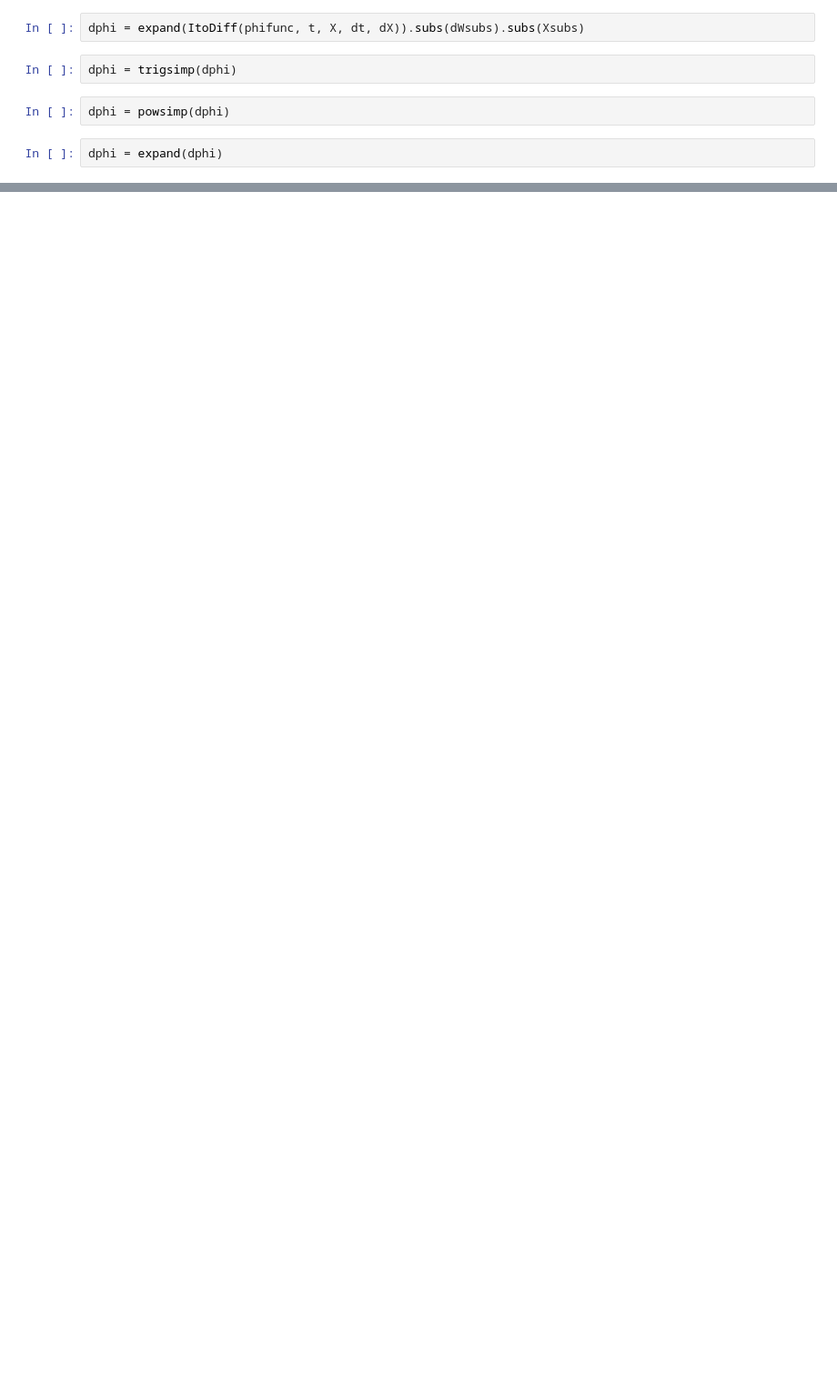
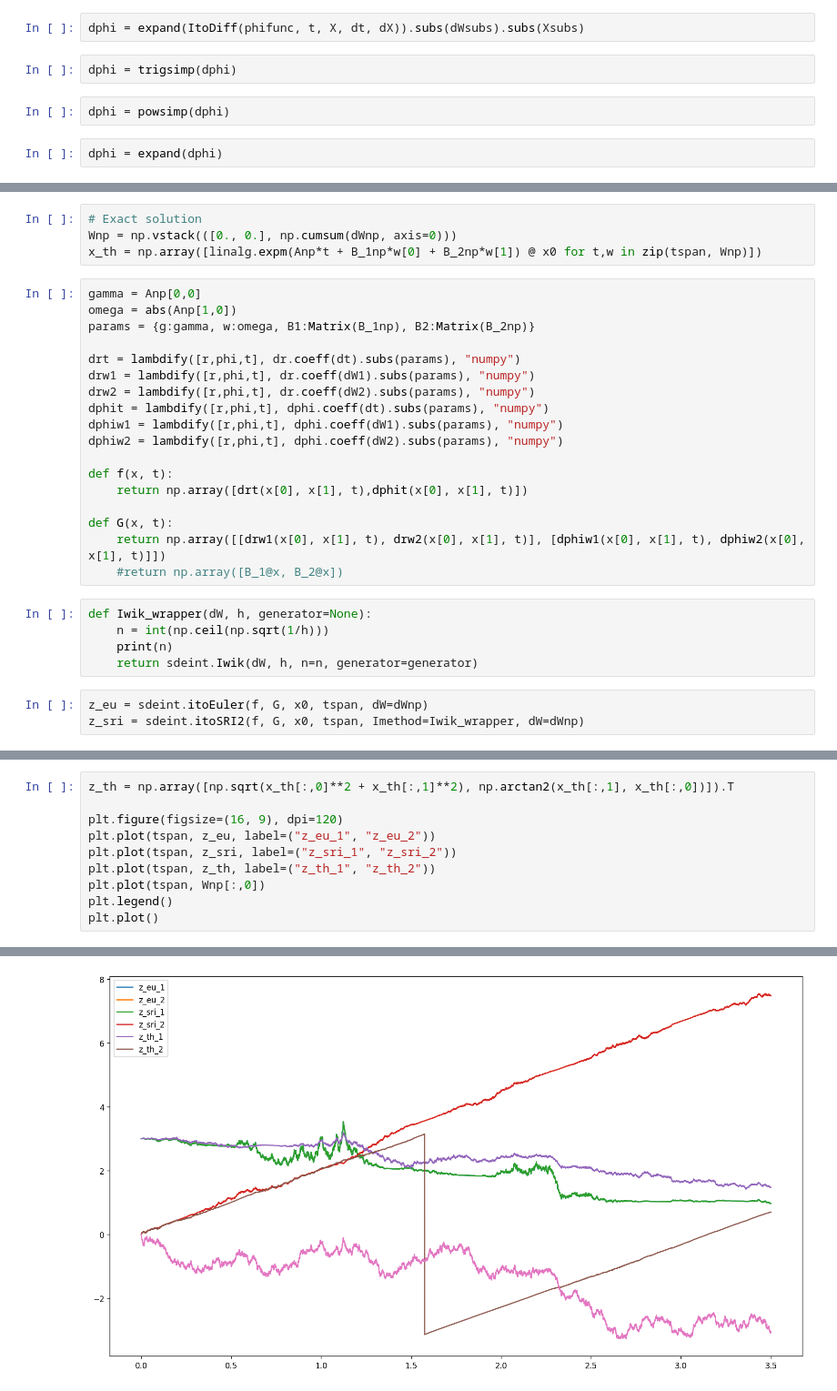
Before and after one commit to DedkovEA/SDEtests, a Jupyter notebook: Substitution.ipynb, the cells around one changed output, grey strips where cells are left out. Shown at 91% size. Drawn from its saved outputs; the diff is of its cells as text; blank space fills up the shorter version.

```diff
--- a/Substitution.ipynb
+++ b/Substitution.ipynb
@@ -87,0 +108,30 @@ $\displaystyle \omega + \left(- \frac{B[1]_{0, 0} B[1]_{1, 0}}{4} + \frac{B[1]_{
+# %%
+# Exact solution
+Wnp = np.vstack(([0., 0.], np.cumsum(dWnp, axis=0)))
+x_th = np.array([linalg.expm(Anp*t + B_1np*w[0] + B_2np*w[1]) @ x0 for t,w in zip(tspan, Wnp)])
+# %%
+gamma = Anp[0,0]
+omega = abs(Anp[1,0])
+params = {g:gamma, w:omega, B1:Matrix(B_1np), B2:Matrix(B_2np)}
+
+drt = lambdify([r,phi,t], dr.coeff(dt).subs(params), "numpy")
+drw1 = lambdify([r,phi,t], dr.coeff(dW1).subs(params), "numpy")
+drw2 = lambdify([r,phi,t], dr.coeff(dW2).subs(params), "numpy")
+dphit = lambdify([r,phi,t], dphi.coeff(dt).subs(params), "numpy")
+dphiw1 = lambdify([r,phi,t], dphi.coeff(dW1).subs(params), "numpy")
+dphiw2 = lambdify([r,phi,t], dphi.coeff(dW2).subs(params), "numpy")
+
+def f(x, t):
+    return np.array([drt(x[0], x[1], t),dphit(x[0], x[1], t)])
+
+def G(x, t):
+    return np.array([[drw1(x[0], x[1], t), drw2(x[0], x[1], t)], [dphiw1(x[0], x[1], t), dphiw2(x[0], x[1], t)]])
+    #return np.array([B_1@x, B_2@x])
+# %%
+def Iwik_wrapper(dW, h, generator=None):
+    n = int(np.ceil(np.sqrt(1/h)))
+    print(n)
+    return sdeint.Iwik(dW, h, n=n, generator=generator)
+# %%
+z_eu = sdeint.itoEuler(f, G, x0, tspan, dW=dWnp)
+z_sri = sdeint.itoSRI2(f, G, x0, tspan, Imethod=Iwik_wrapper, dW=dWnp)
@@ -87,0 +140,11 @@ $\displaystyle \omega + \left(- \frac{B[1]_{0, 0} B[1]_{1, 0}}{4} + \frac{B[1]_{
+# %%
+z_th = np.array([np.sqrt(x_th[:,0]**2 + x_th[:,1]**2), np.arctan2(x_th[:,1], x_th[:,0])]).T
+
+plt.figure(figsize=(16, 9), dpi=120)
+plt.plot(tspan, z_eu, label=("z_eu_1", "z_eu_2"))
+plt.plot(tspan, z_sri, label=("z_sri_1", "z_sri_2"))
+plt.plot(tspan, z_th, label=("z_th_1", "z_th_2"))
+plt.plot(tspan, Wnp[:,0])
+plt.legend()
+plt.plot()
+# %% [output]
@@ -87,0 +152 @@ $\displaystyle \omega + \left(- \frac{B[1]_{0, 0} B[1]_{1, 0}}{4} + \frac{B[1]_{
+[figure, added]
```
Also changed, not shown: parts of 10 cells of this notebook.
